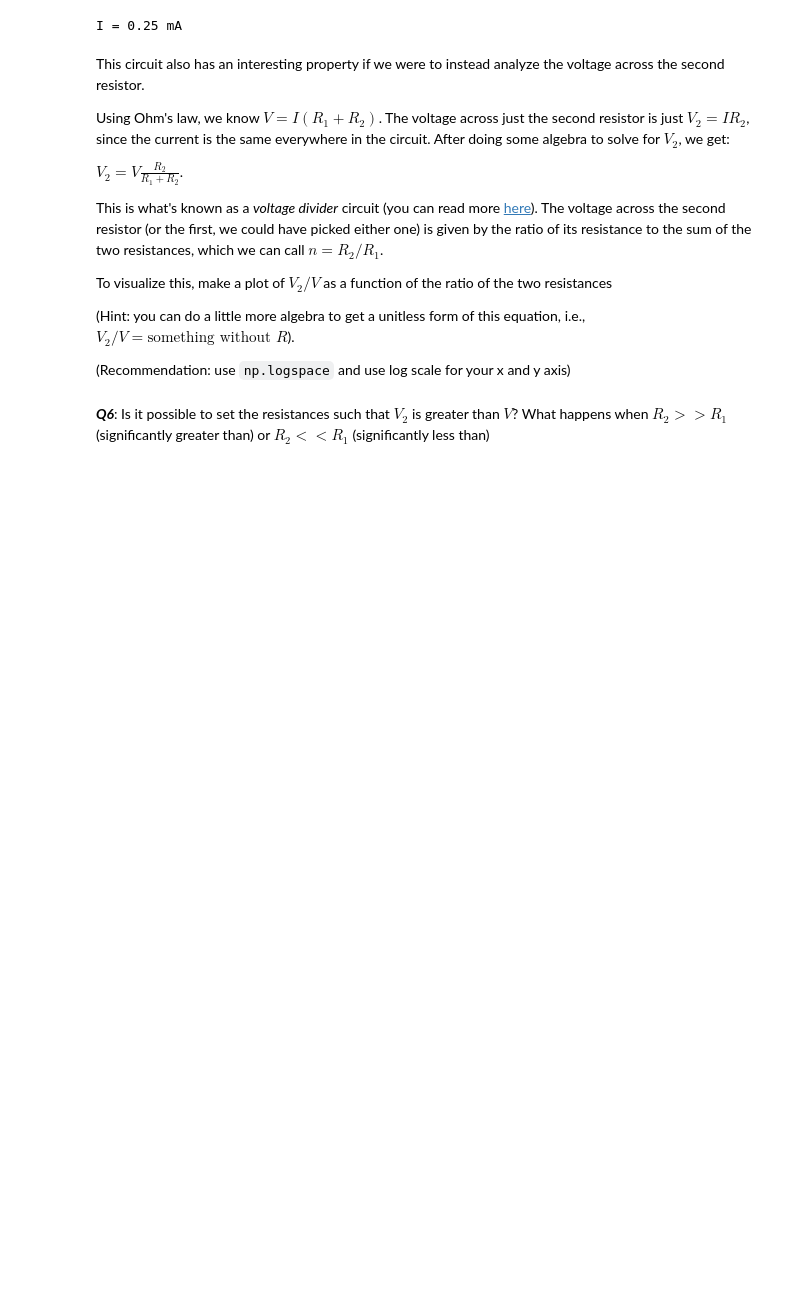
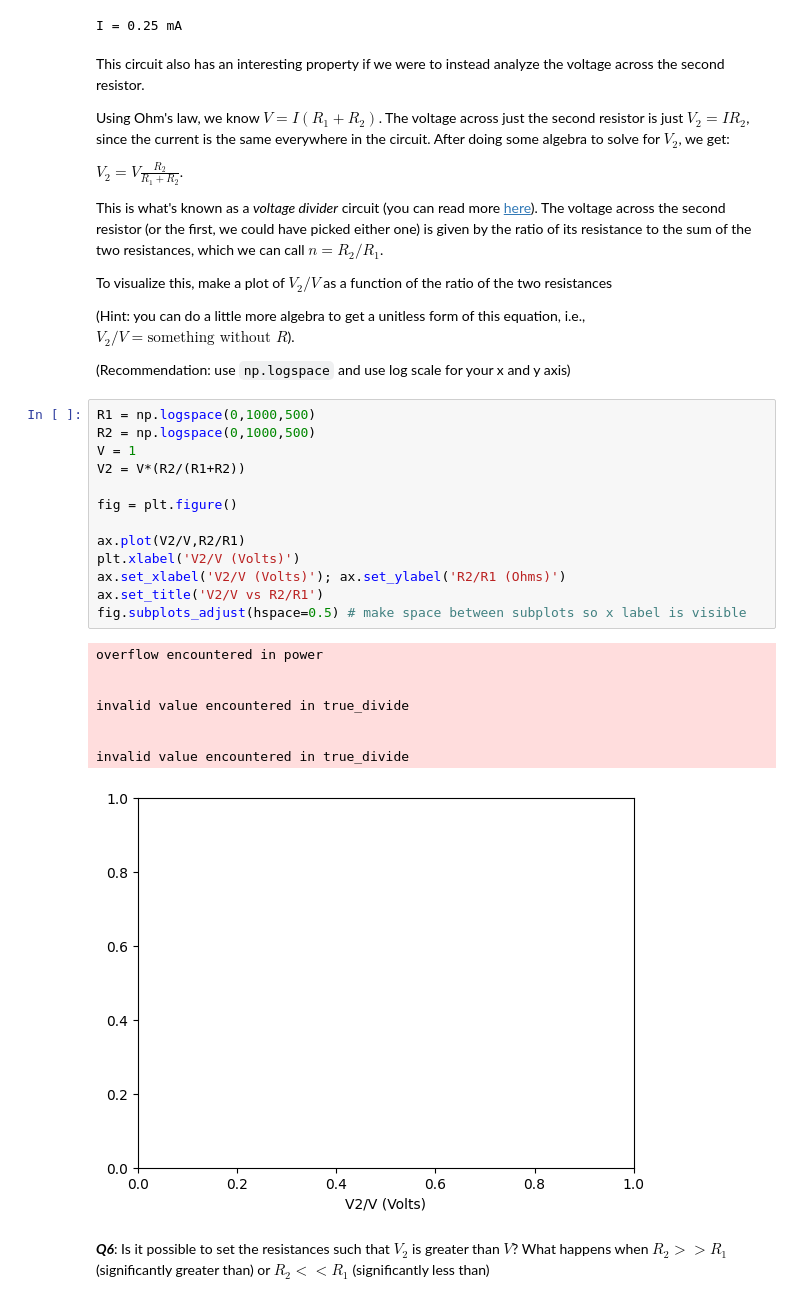
Before and after one commit to Bouncy0Knight/Exercise2, a Jupyter notebook: CompModNervSys_exercise2.ipynb, the cells around one changed output. Drawn from its saved outputs; the diff is of its cells as text; blank space fills up the shorter version.

```diff
--- a/CompModNervSys_exercise2.ipynb
+++ b/CompModNervSys_exercise2.ipynb
@@ -373,6 +373,28 @@ To visualize this, make a plot of $V_{2}/V$ as a function of the ratio of the tw
 (Hint: you can do a little more algebra to get a unitless form of this equation, i.e., $V_{2}/V = \text{something without }R$).
 
 (Recommendation: use `np.logspace` and use log scale for your x and y axis)
+# %%
+R1 = np.logspace(0,1000,500)
+R2 = np.logspace(0,1000,500)
+V = 1
+V2 = V*(R2/(R1+R2))
+
+fig = plt.figure()
+
+ax.plot(V2/V,R2/R1)
+plt.xlabel('V2/V (Volts)')
+ax.set_xlabel('V2/V (Volts)'); ax.set_ylabel('R2/R1 (Ohms)')
+ax.set_title('V2/V vs R2/R1')
+fig.subplots_adjust(hspace=0.5) # make space between subplots so x label is visible
+# %% [output]
+overflow encountered in power
+
+
+invalid value encountered in true_divide
+
+
+invalid value encountered in true_divide
+[figure, added]
 # %% [markdown]
 ***Q6***: Is it possible to set the resistances such that $V_{2}$ is greater than $V$? What happens when $R_{2} >> R_{1}$ (significantly greater than) or $R_{2} << R_{1}$ (significantly less than)
 # %% [markdown]
```
Also changed, not shown: parts of 4 cells of this notebook.
